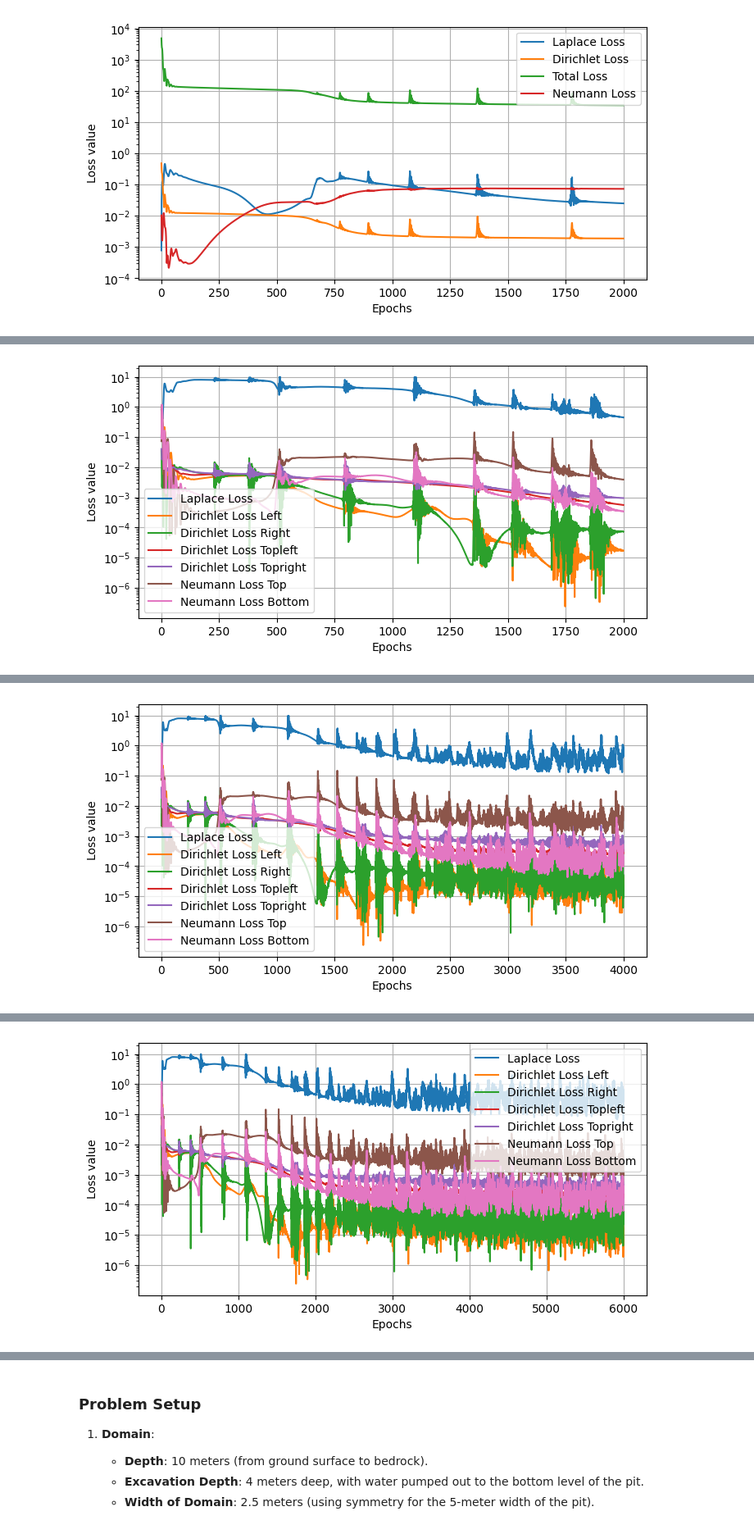
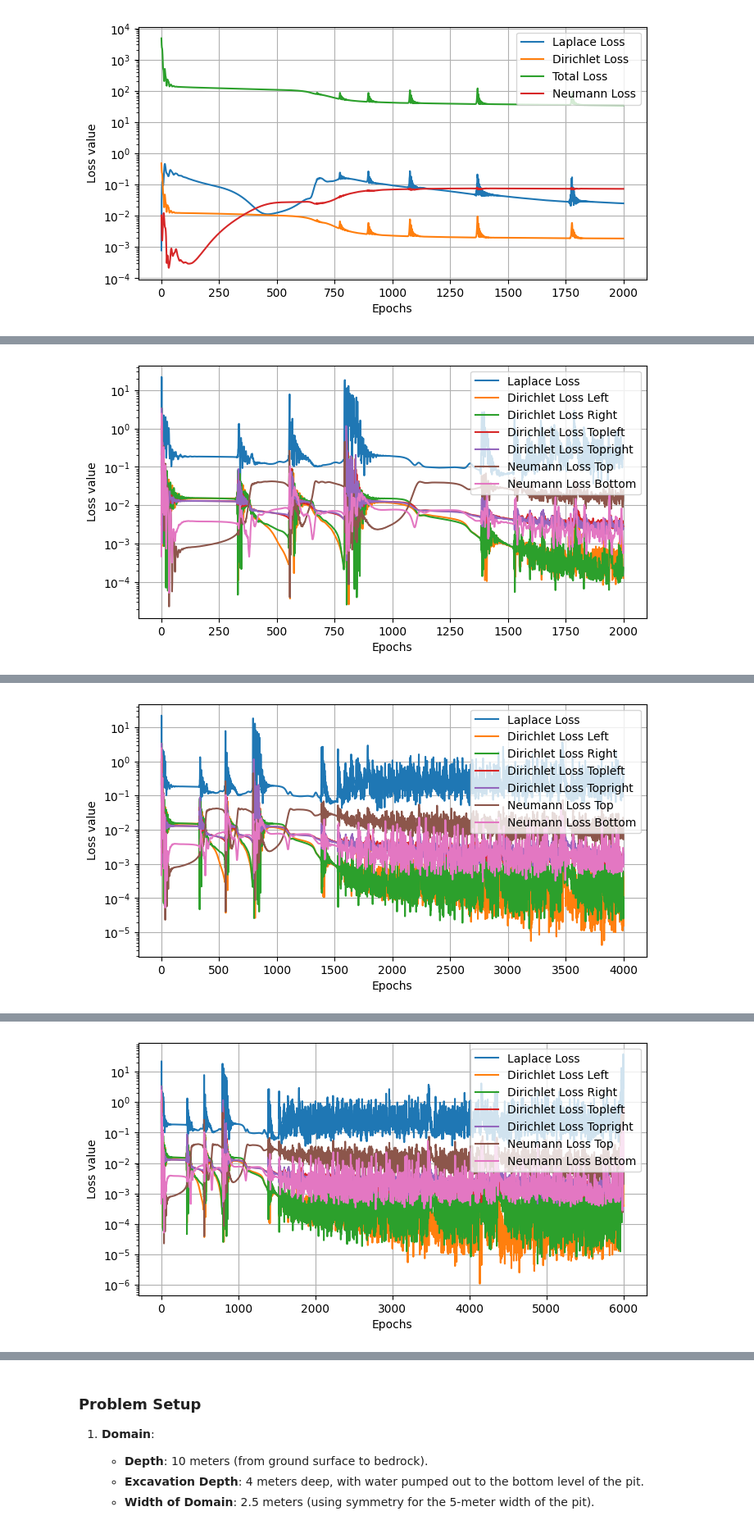
Before and after one commit to jolu2111/Prosjektoppgave, a Jupyter notebook: Laplace_equation.ipynb, the cells around one changed output, grey strips where cells are left out. Shown at 82% size. Drawn from its saved outputs; the diff is of its cells as text; code cells hidden in the pictures.

```diff
--- a/Laplace_equation.ipynb
+++ b/Laplace_equation.ipynb
@@ -687,23 +685,23 @@ right_dirichlet, target_right_dirichlet = create_boundary_points('vertical', rig
 boundary_points_dirichlet_right=torch.cat([right_dirichlet],dim=0).requires_grad_(True) # Concatenate Dirichlet boundary points
 target_points_dirichlet_right=torch.cat([target_right_dirichlet],dim=0).requires_grad_(True) # Concatenate Dirichlet boundary targets
 
-topleft_dirichlet, target_topleft_dirichlet= create_boundary_points('horizontal', top, 0, 0.3*right, 2000, 1)
+topleft_dirichlet, target_topleft_dirichlet= create_boundary_points('horizontal', top, 0, 0.3*right, 5000, 1)
 boundary_points_dirichlet_topleft=torch.cat([topleft_dirichlet],dim=0).requires_grad_(True)
 target_points_dirichlet_topleft=torch.cat([target_topleft_dirichlet],dim=0).requires_grad_(True)
 
-topright_dirichlet,target_topright_dirichlet = create_boundary_points('horizontal', top, 0.7*right, 1*right, 2000, 0)
+topright_dirichlet,target_topright_dirichlet = create_boundary_points('horizontal', top, 0.7*right, 1*right, 5000, 0)
 boundary_points_dirichlet_topright=torch.cat([topright_dirichlet],dim=0).requires_grad_(True)
 target_points_dirichlet_topright=torch.cat([target_topright_dirichlet],dim=0).requires_grad_(True)
 
-top_neumann=create_boundary_points('horizontal', top, 0.3*right, 0.7*right, 1000)
+top_neumann=create_boundary_points('horizontal', top, 0.3*right, 0.7*right, 2000)
 boundary_points_neumann_top=torch.cat([top_neumann],dim=0).requires_grad_(True)
 
-bottom_neumann=create_boundary_points('horizontal', bottom, 0, right, 1000)
+bottom_neumann=create_boundary_points('horizontal', bottom, 0, right, 2000)
 boundary_points_neumann_bottom=torch.cat([bottom_neumann],dim=0).requires_grad_(True)
 
 
 # Creating domain points
-num_domain_points=1000
+num_domain_points=10000
 x_points = torch.rand(num_domain_points,1) #Need to be changed to the actual domain
 x = (x_points*right).requires_grad_(True)
 y_points = torch.rand(num_domain_points,1) #Need to be changed to the actual domain
@@ -722,12 +720,12 @@ epochs_recorded = []
 
 
 #Defining changeable parameters:
-model=pinn(hidden_size=40, hidden_layers=10) # to be used for evaluating u at boundaries and inside the domain
-adam_optimizer = torch.optim.Adam(model.parameters(), lr=0.001) #Using the Adam optimizer #amsgrad=True
+model=pinn(hidden_size=40, hidden_layers=8) # to be used for evaluating u at boundaries and inside the domain
+adam_optimizer = torch.optim.Adam(model.parameters(), lr=0.01) #Using the Adam optimizer #amsgrad=True
 lbfgs_optimizer = torch.optim.LBFGS(model.parameters(), lr=0.1, max_iter=40) #Using the Adam optimizer
-lambda_laplace, y_d_l, y_d_r, y_d_tl, y_d_tr, y_n_t, y_n_b = 1,100,100,1000,1000,100,100
+lambda_laplace, y_d_l, y_d_r, y_d_tl, y_d_tr, y_n_t, y_n_b = 10,100,100,1000,1000,100,100
 
-epochs=6501
+epochs=7501
 
 def initialize_weights(m):
     if isinstance(m, nn.Linear):
@@ -824,7 +822,7 @@ for epoch in range(epochs):
 
         print(f"Epoch {epoch}, Total Loss: {loss.item():.3E}, Domain Loss: {loss_laplace.item():.3E}, Boundary Loss Dirichlet toppleft: {loss_d_tl.item():.3E}")
         # plot_losses(epochs_recorded, laplace_losses, loss_d_l, neumann_losses, total_losses)
-    if optimizer == lbfgs_optimizer and epoch % 100 == 0:
+    if optimizer == lbfgs_optimizer and epoch % 200 == 0:
         losses_dict = {
             "Laplace Loss": laplace_losses,
             "Dirichlet Loss Left": dirichlet_losses_left,
@@ -845 +843 @@ Epoch 0, Total Loss: 9.704E+02, Domain Loss: 1.108E-01, Boundary Loss Dirichlet
-[figure, old version]
+[figure, new version]
@@ -847 +845 @@ Epoch 2000, Total Loss: 2.393E+00, Domain Loss: 4.496E-01, Boundary Loss Dirichl
-[figure, old version]
+[figure, new version]
@@ -849 +847 @@ Epoch 4000, Total Loss: 2.493E+00, Domain Loss: 1.000E+00, Boundary Loss Dirichl
-[figure, old version]
+[figure, new version]
```
Also changed, not shown: parts of 15 cells of this notebook, 5 other files.
